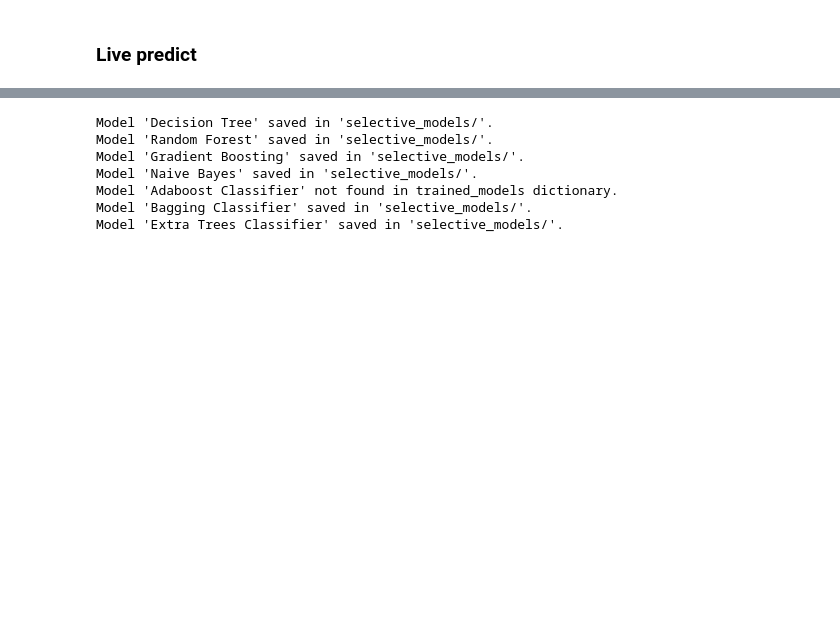
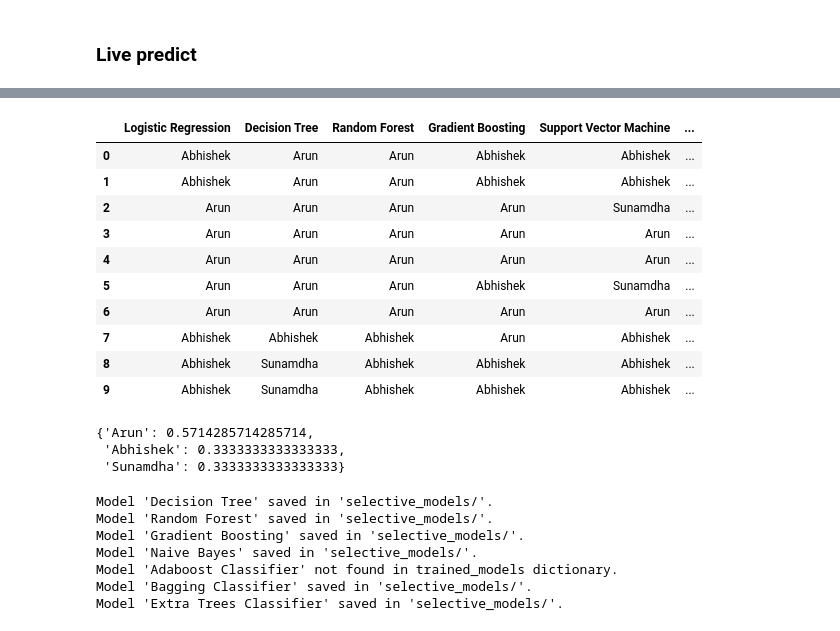
Before and after one commit to Arunanshu22/TVSM-Phoenix, a Jupyter notebook: Method 5/individual_word_multiple_models_dynamic_test.ipynb, the cells around one changed output, grey strips where cells are left out. Saved outputs shown, nothing was run; the diff lists cells and outputs as text; code cells hidden in the pictures; blank space fills up the shorter version.

```diff
--- a/Method 5/individual_word_multiple_models_dynamic_test.ipynb
+++ b/Method 5/individual_word_multiple_models_dynamic_test.ipynb
@@ -703,3 +691,23 @@ Identified User: Abhishek
+# %%
+df_predictions
+# %% [output]
+|  | Logistic Regression | Decision Tree | Random Forest | Gradient Boosting | Support Vector Machine | ... |
+| 0 | Abhishek | Arun | Arun | Abhishek | Abhishek | ... |
+| 1 | Abhishek | Arun | Arun | Abhishek | Abhishek | ... |
+| 2 | Arun | Arun | Arun | Arun | Sunamdha | ... |
+| 3 | Arun | Arun | Arun | Arun | Arun | ... |
+| 4 | Arun | Arun | Arun | Arun | Arun | ... |
+| 5 | Arun | Arun | Arun | Abhishek | Sunamdha | ... |
+| 6 | Arun | Arun | Arun | Arun | Arun | ... |
+| 7 | Abhishek | Abhishek | Abhishek | Arun | Abhishek | ... |
+| 8 | Abhishek | Sunamdha | Abhishek | Abhishek | Abhishek | ... |
+| 9 | Abhishek | Sunamdha | Abhishek | Abhishek | Abhishek | ... |
+# %%
+user_ratios
+# %% [output]
+{'Arun': 0.5714285714285714,
+ 'Abhishek': 0.3333333333333333,
+ 'Sunamdha': 0.3333333333333333}
 # %%
 # best models for Arun -
 
```
Also changed, not shown: parts of 21 cells of this notebook, 22 other files.
